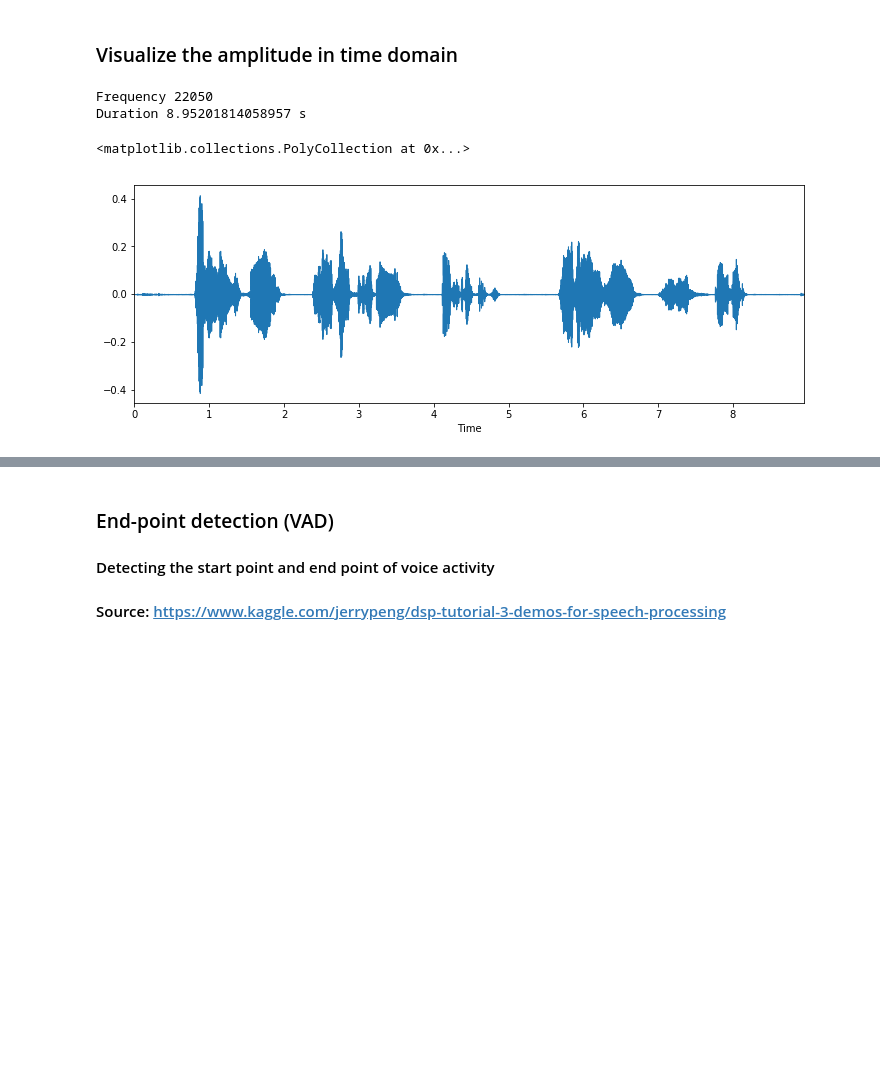
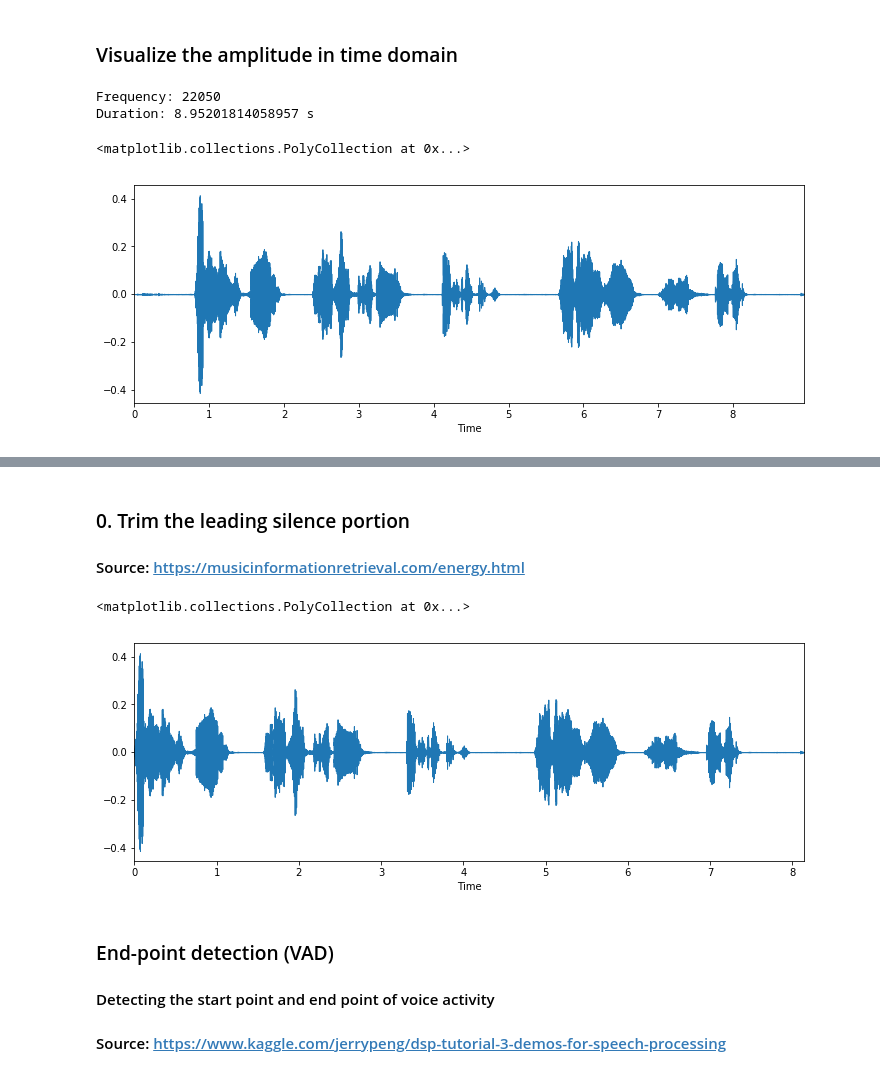
Before and after one commit to thyphdo/BigDataProject, a Jupyter notebook: Code/Sound Splitting.ipynb, the cells around one changed output, grey strips where cells are left out. Saved outputs shown, nothing was run; the diff lists cells and outputs as text; code cells hidden in the pictures; blank space fills up the shorter version.

```diff
--- a/Code/Sound Splitting.ipynb
+++ b/Code/Sound Splitting.ipynb
@@ -13,14 +15,14 @@ wave, fs = librosa.load(filename+'.wav')
 # %% [markdown]
 ### Visualize the amplitude in time domain
 # %%
-print("Frequency",fs)
-print("Duration",len(wave)/fs,"s")
+print("Frequency:",fs)
+print("Duration:",len(wave)/fs,"s")
 
 plt.figure(figsize=(12, 4))
 librosa.display.waveplot(wave, sr=fs)
 # %% [output]
-Frequency 22050
-Duration 8.95201814058957 s
+Frequency: 22050
+Duration: 8.95201814058957 s
 <matplotlib.collections.PolyCollection at 0x...>
 [figure]
 # %%
@@ -28,2 +30,6 @@ ipd.Audio(wave, rate=22000)
 # %% [output]
 [interactive output not drawn]
+# %% [markdown]
+### 0. Trim the leading silence portion
+
+#### Source: https://musicinformationretrieval.com/energy.html
@@ -30,3 +53,10 @@ ipd.Audio(wave, rate=22000)
+# %%
+wave = strip(wave, 20, 10) #Trim with 20ms frame length and 10ms hop length
+plt.figure(figsize=(12, 4))
+librosa.display.waveplot(y, sr=fs)
+# %% [output]
+<matplotlib.collections.PolyCollection at 0x...>
+[figure, added]
 # %% [markdown]
 ### End-point detection (VAD)
 
```
Also changed, not shown: parts of 43 cells of this notebook.
